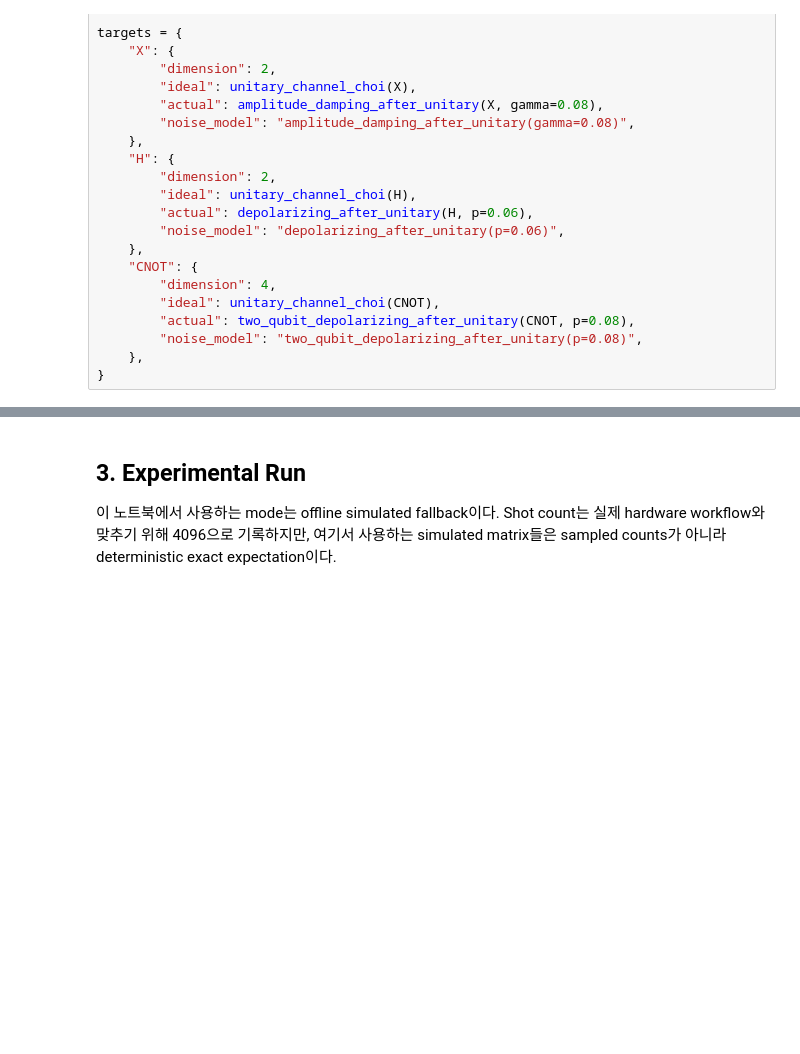
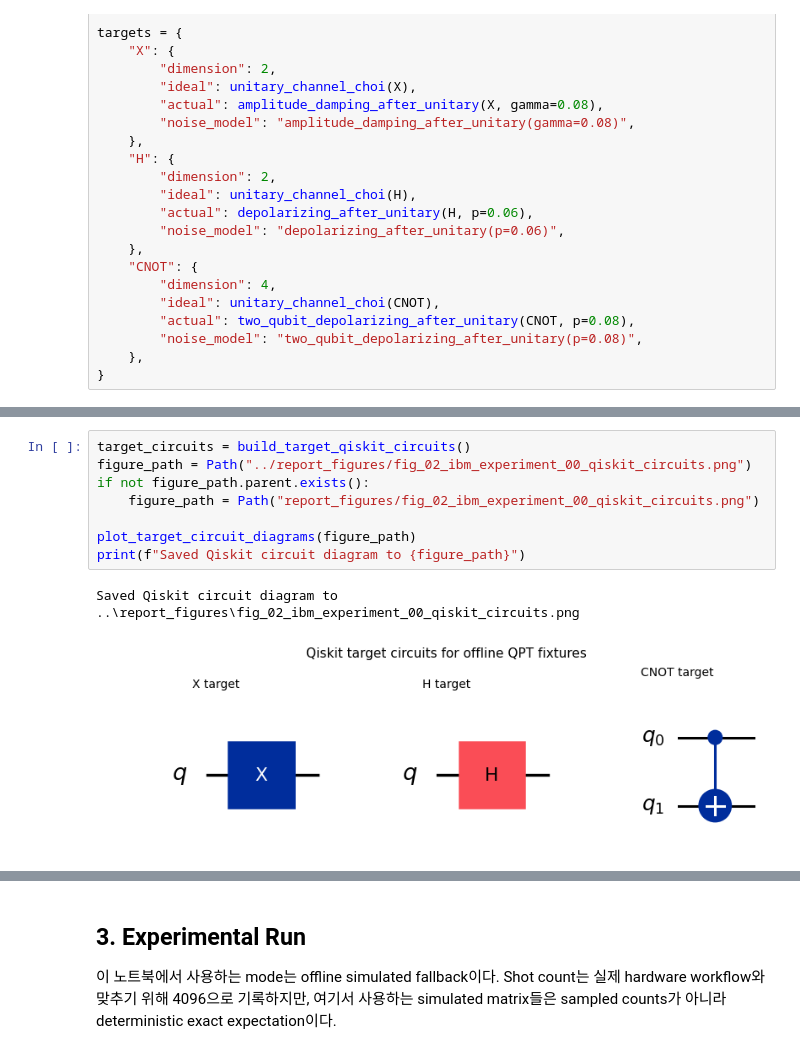
Before and after one commit to jaehyuny06/qiqc_project, a Jupyter notebook: 02_ibm_experiment/main_ko.ipynb, the cells around one changed output, grey strips where cells are left out. Drawn from its saved outputs; the diff is of its cells as text; blank space fills up the shorter version.

```diff
--- a/02_ibm_experiment/main_ko.ipynb
+++ b/02_ibm_experiment/main_ko.ipynb
@@ -94,0 +97,11 @@ targets = {
+# %%
+target_circuits = build_target_qiskit_circuits()
+figure_path = Path("../report_figures/fig_02_ibm_experiment_00_qiskit_circuits.png")
+if not figure_path.parent.exists():
+    figure_path = Path("report_figures/fig_02_ibm_experiment_00_qiskit_circuits.png")
+
+plot_target_circuit_diagrams(figure_path)
+print(f"Saved Qiskit circuit diagram to {figure_path}")
+# %% [output]
+Saved Qiskit circuit diagram to ..\report_figures\fig_02_ibm_experiment_00_qiskit_circuits.png
+[figure, added]
```
Also changed, not shown: parts of 23 cells of this notebook, 6 other files.
